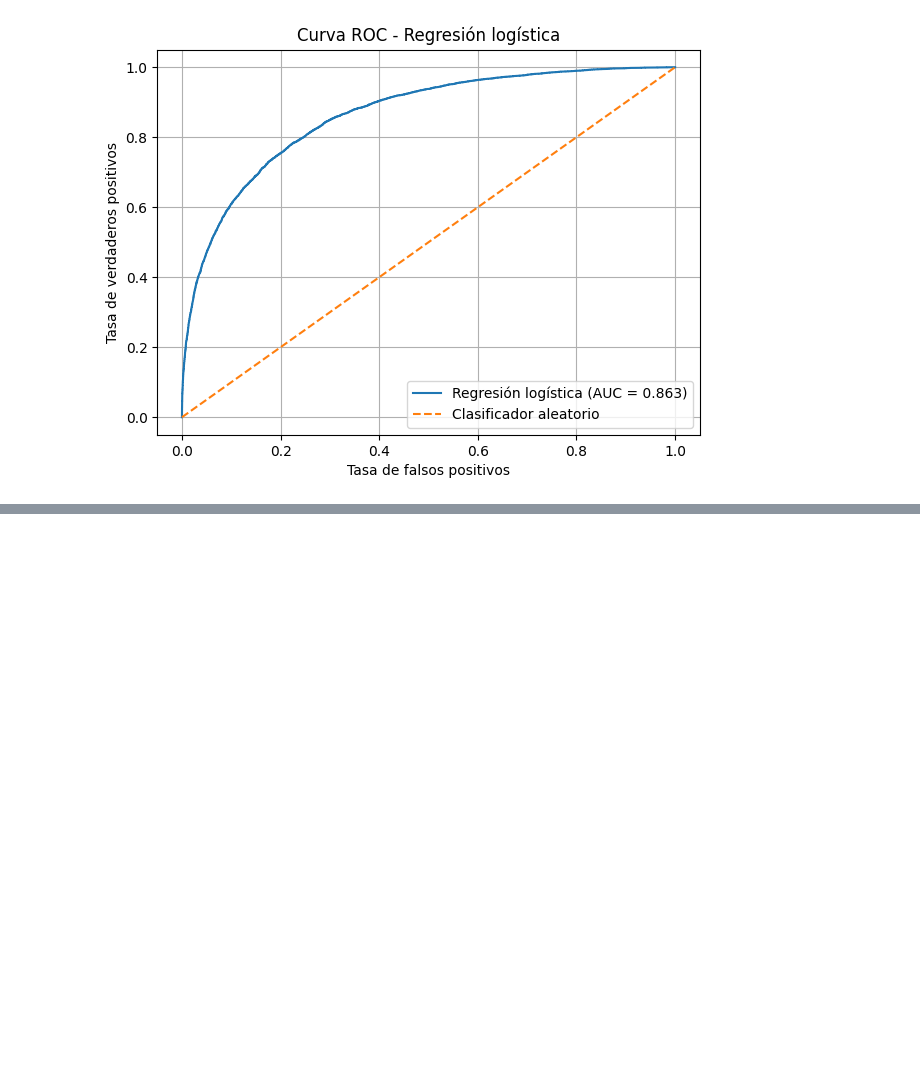
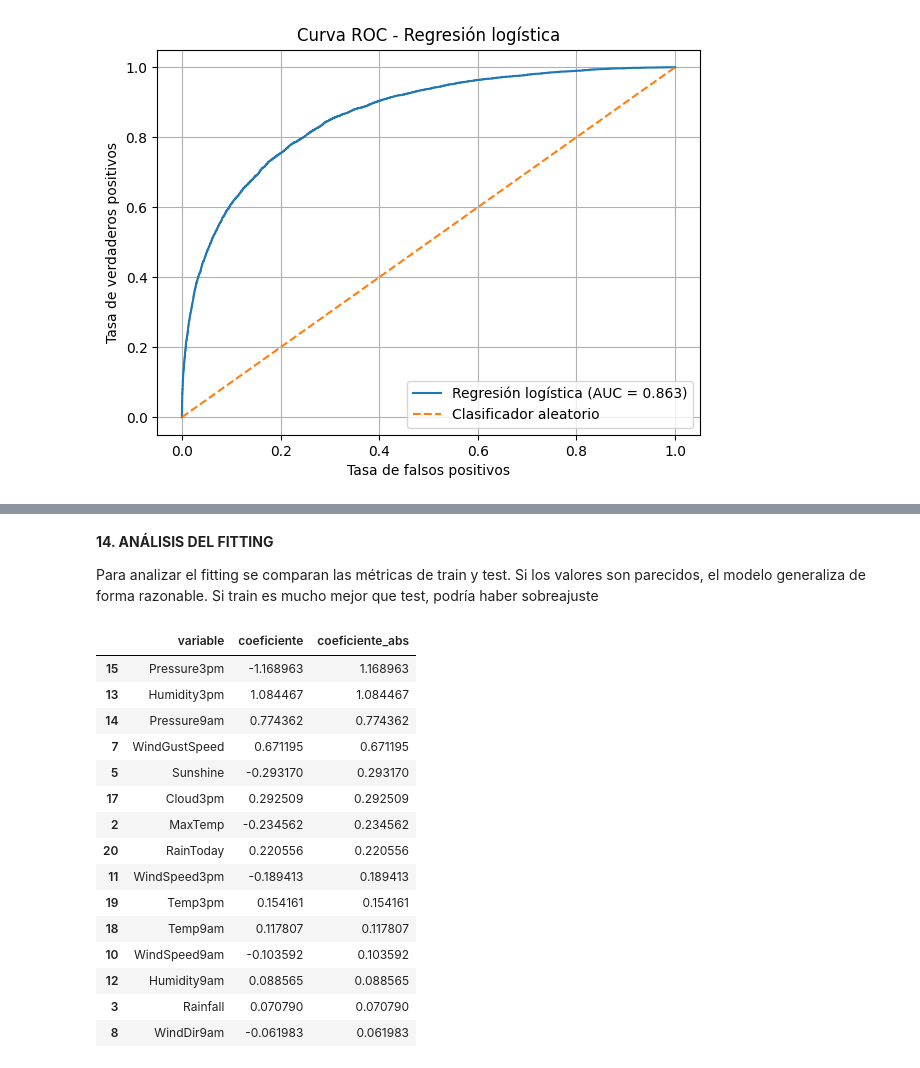
Before and after one commit to LucasD1az/AA1-TUIA-2026C1-Anianios-DiazCelauro-Tardugno, a Jupyter notebook: TP-Clasificacion-AA1.ipynb, the cells around one changed output, grey strips where cells are left out. Cells and saved outputs as stored; diff of their text form; code cells hidden in the pictures; blank space fills up the shorter version.

```diff
--- a/TP-Clasificacion-AA1.ipynb
+++ b/TP-Clasificacion-AA1.ipynb
@@ -282,0 +353,31 @@ plt.show()
+# %% [markdown]
+**14. ANÁLISIS DEL FITTING**
+
+Para analizar el fitting se comparan las métricas de train y test. Si los valores son parecidos, el modelo generaliza de forma razonable. Si train es mucho mejor que test, podría haber sobreajuste
+# %%
+# Observamos las variables con coeficientes de mayor magnitud
+coeficientes_logreg = pd.DataFrame({
+    "variable": X_train.columns,
+    "coeficiente": log_reg.coef_[0]
+})
+
+coeficientes_logreg["coeficiente_abs"] = coeficientes_logreg["coeficiente"].abs()
+
+coeficientes_logreg.sort_values("coeficiente_abs", ascending=False).head(15)
+# %% [output]
+|  | variable | coeficiente | coeficiente_abs |
+| 15 | Pressure3pm | -1.168963 | 1.168963 |
+| 13 | Humidity3pm | 1.084467 | 1.084467 |
+| 14 | Pressure9am | 0.774362 | 0.774362 |
+| 7 | WindGustSpeed | 0.671195 | 0.671195 |
+| 5 | Sunshine | -0.293170 | 0.293170 |
+| 17 | Cloud3pm | 0.292509 | 0.292509 |
+| 2 | MaxTemp | -0.234562 | 0.234562 |
+| 20 | RainToday | 0.220556 | 0.220556 |
+| 11 | WindSpeed3pm | -0.189413 | 0.189413 |
+| 19 | Temp3pm | 0.154161 | 0.154161 |
+| 18 | Temp9am | 0.117807 | 0.117807 |
+| 10 | WindSpeed9am | -0.103592 | 0.103592 |
+| 12 | Humidity9am | 0.088565 | 0.088565 |
+| 3 | Rainfall | 0.070790 | 0.070790 |
+| 8 | WindDir9am | -0.061983 | 0.061983 |
```
Also changed, not shown: parts of 5 cells of this notebook.
